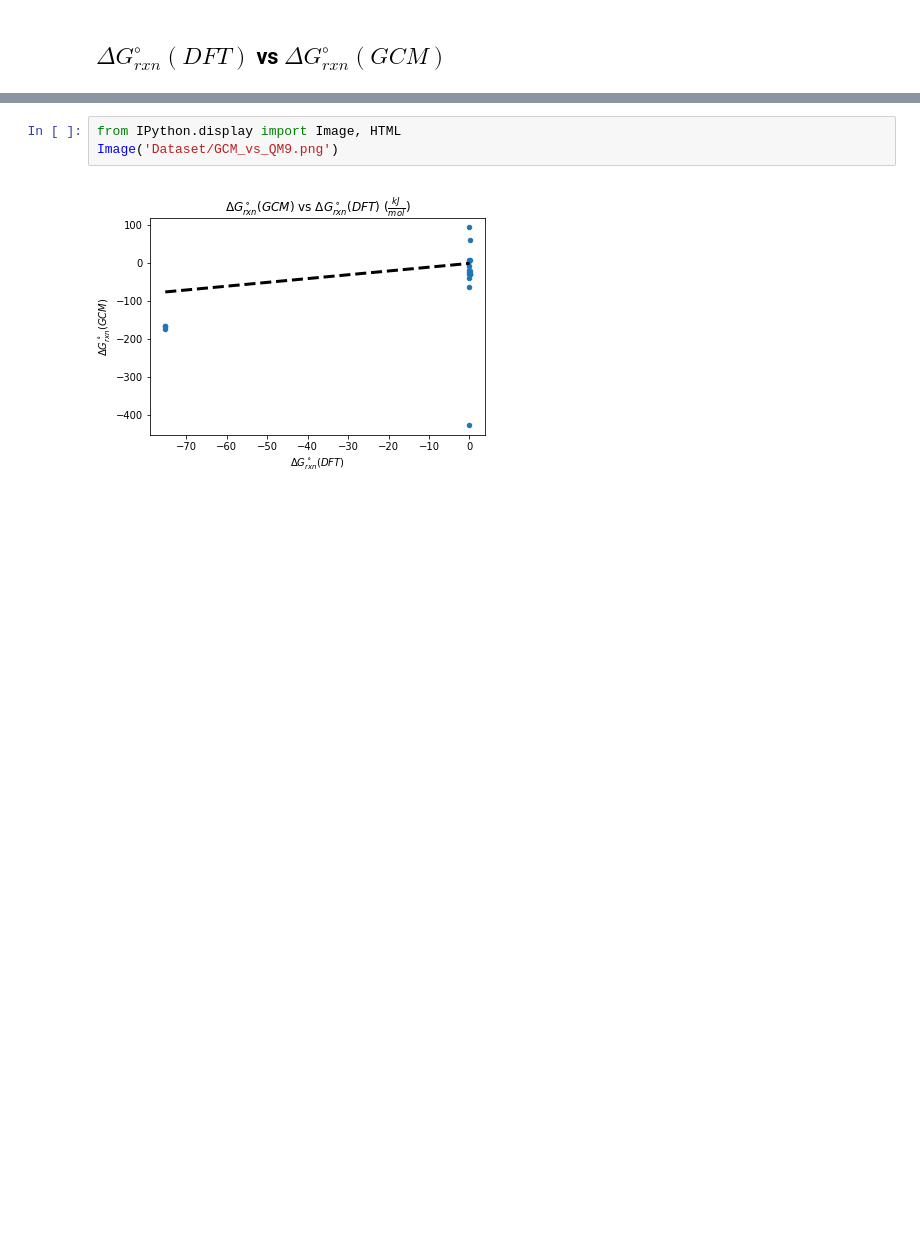
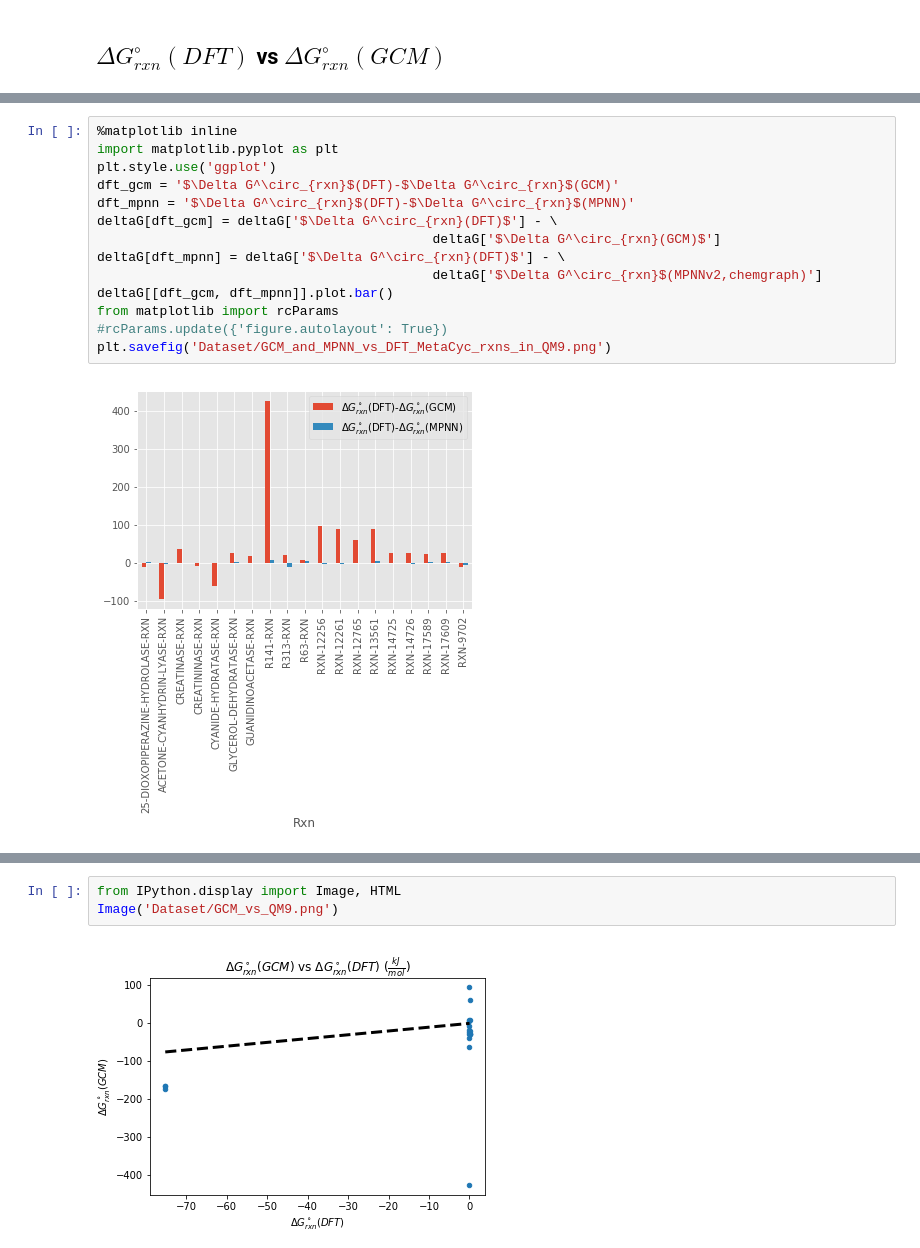
Before and after one commit to PNNL-CompBio/graph-neural-networks, a Jupyter notebook: ChemGraphNN-Predict.ipynb, the cells around one changed output, grey strips where cells are left out. Drawn from its saved outputs; the diff is of its cells as text; blank space fills up the shorter version.

```diff
--- a/ChemGraphNN-Predict.ipynb
+++ b/ChemGraphNN-Predict.ipynb
@@ -635,0 +850,16 @@ plt.savefig('Dataset/GCM_vs_QM9.png')
+# %%
+%matplotlib inline
+import matplotlib.pyplot as plt
+plt.style.use('ggplot')
+dft_gcm = '$\Delta G^\circ_{rxn}$(DFT)-$\Delta G^\circ_{rxn}$(GCM)'
+dft_mpnn = '$\Delta G^\circ_{rxn}$(DFT)-$\Delta G^\circ_{rxn}$(MPNN)'
+deltaG[dft_gcm] = deltaG['$\Delta G^\circ_{rxn}(DFT)$'] - \
+                                           deltaG['$\Delta G^\circ_{rxn}(GCM)$']
+deltaG[dft_mpnn] = deltaG['$\Delta G^\circ_{rxn}(DFT)$'] - \
+                                           deltaG['$\Delta G^\circ_{rxn}$(MPNNv2,chemgraph)']
+deltaG[[dft_gcm, dft_mpnn]].plot.bar()
+from matplotlib import rcParams
+#rcParams.update({'figure.autolayout': True})
+plt.savefig('Dataset/GCM_and_MPNN_vs_DFT_MetaCyc_rxns_in_QM9.png')
+# %% [output]
+[figure, added]
```
Also changed, not shown: parts of 32 cells of this notebook, 1 other file.
